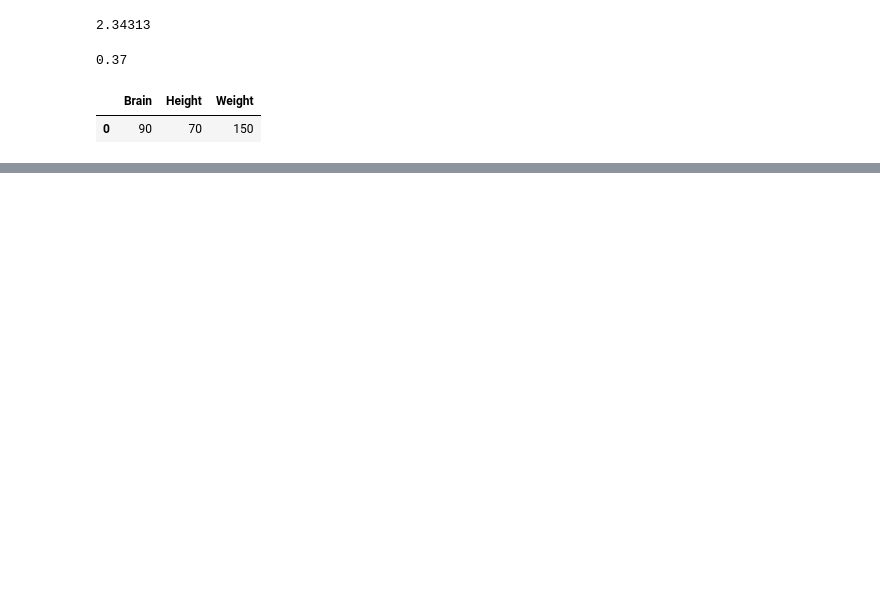
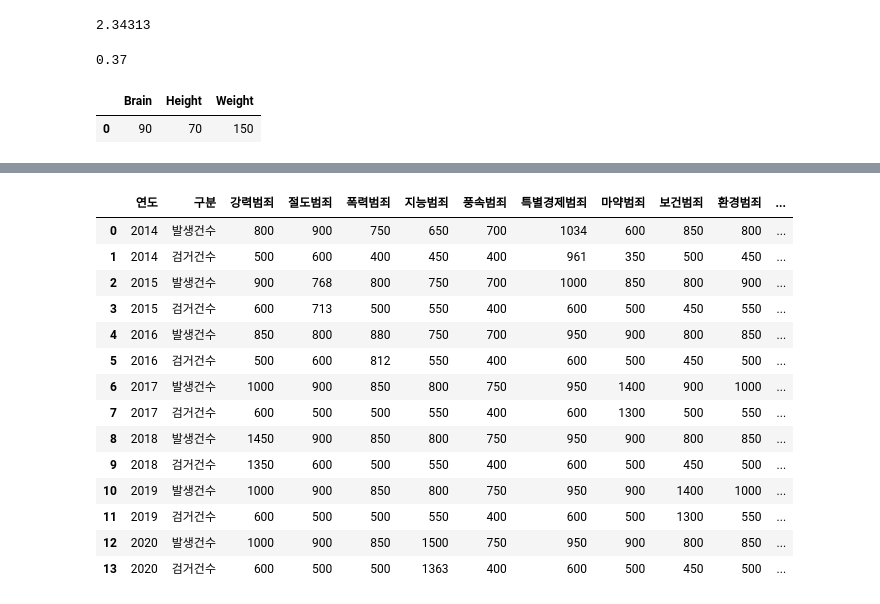
Before and after one commit to rlgus3351/-BigDataAnalyst, a Jupyter notebook: ch4/ch2.ipynb, the cells around one changed output, grey strips where cells are left out. Drawn from its saved outputs; the diff is of its cells as text; code cells hidden in the pictures; blank space fills up the shorter version.

```diff
--- a/ch4/ch2.ipynb
+++ b/ch4/ch2.ipynb
@@ -2275,0 +2339,20 @@ dtype: float64
+# %%
+import pandas as pd
+df = pd.read_csv('./ch9_data/crime.csv')
+df
+# %% [output]
+|  | 연도 | 구분 | 강력범죄 | 절도범죄 | 폭력범죄 | 지능범죄 | 풍속범죄 | 특별경제범죄 | 마약범죄 | 보건범죄 | 환경범죄 | ... |
+| 0 | 2014 | 발생건수 | 800 | 900 | 750 | 650 | 700 | 1034 | 600 | 850 | 800 | ... |
+| 1 | 2014 | 검거건수 | 500 | 600 | 400 | 450 | 400 | 961 | 350 | 500 | 450 | ... |
+| 2 | 2015 | 발생건수 | 900 | 768 | 800 | 750 | 700 | 1000 | 850 | 800 | 900 | ... |
+| 3 | 2015 | 검거건수 | 600 | 713 | 500 | 550 | 400 | 600 | 500 | 450 | 550 | ... |
+| 4 | 2016 | 발생건수 | 850 | 800 | 880 | 750 | 700 | 950 | 900 | 800 | 850 | ... |
+| 5 | 2016 | 검거건수 | 500 | 600 | 812 | 550 | 400 | 600 | 500 | 450 | 500 | ... |
+| 6 | 2017 | 발생건수 | 1000 | 900 | 850 | 800 | 750 | 950 | 1400 | 900 | 1000 | ... |
+| 7 | 2017 | 검거건수 | 600 | 500 | 500 | 550 | 400 | 600 | 1300 | 500 | 550 | ... |
+| 8 | 2018 | 발생건수 | 1450 | 900 | 850 | 800 | 750 | 950 | 900 | 800 | 850 | ... |
+| 9 | 2018 | 검거건수 | 1350 | 600 | 500 | 550 | 400 | 600 | 500 | 450 | 500 | ... |
+| 10 | 2019 | 발생건수 | 1000 | 900 | 850 | 800 | 750 | 950 | 900 | 1400 | 1000 | ... |
+| 11 | 2019 | 검거건수 | 600 | 500 | 500 | 550 | 400 | 600 | 500 | 1300 | 550 | ... |
+| 12 | 2020 | 발생건수 | 1000 | 900 | 850 | 1500 | 750 | 950 | 900 | 800 | 850 | ... |
+| 13 | 2020 | 검거건수 | 600 | 500 | 500 | 1363 | 400 | 600 | 500 | 450 | 500 | ... |
```
Also changed, not shown: parts of 65 cells of this notebook, 1 other file.
